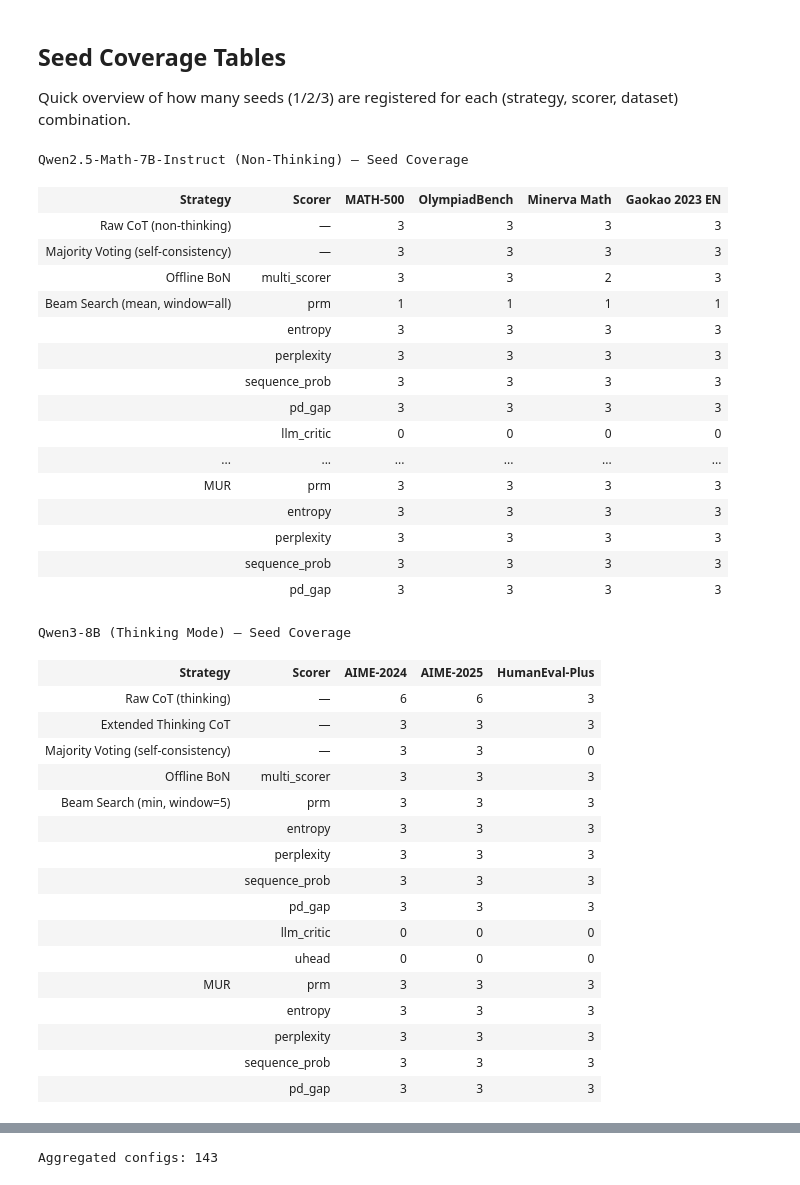
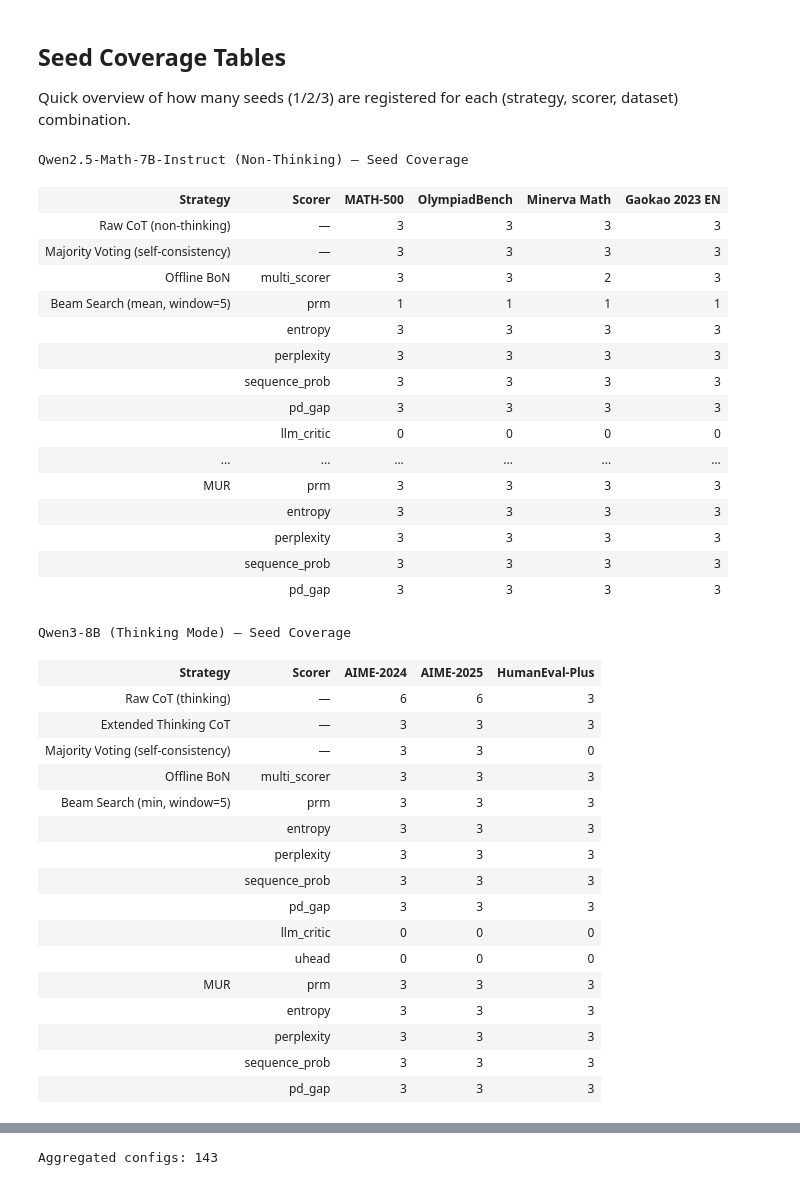
Before and after one commit to IINemo/llm-tts-service, a Jupyter notebook: notebooks/wandb_results_analysis.ipynb, the cells around one changed output, grey strips where cells are left out. Drawn from its saved outputs; the diff is of its cells as text; code cells hidden in the pictures.

```diff
--- a/notebooks/wandb_results_analysis.ipynb
+++ b/notebooks/wandb_results_analysis.ipynb
@@ -2205,20 +2203,18 @@ html = build_coverage_table(
     coverage_map=QWEN25_COVERAGE,
     datasets=DATASETS_QWEN25,
     strategy_order=["baseline", "self_consistency", "offline_bon",
-                    "bs_all_mean", "bs_5_mean", "bs_5_min", "mur"],
+                    "bs_5_mean", "bs_5_min", "mur"],
     strategy_labels={
         "baseline": "Raw CoT<br>(non-thinking)",
         "self_consistency": "Majority Voting<br>(self-consistency)",
         "offline_bon": "Offline BoN",
-        "bs_all_mean": "Beam Search<br>(mean, window=all)",
         "bs_5_mean": "Beam Search<br>(mean, window=5)",
         "bs_5_min": "Beam Search<br>(min, window=5)",
         "mur": "MUR",
     },
-    multi_scorer_strategies={"mur", "offline_bon", "bs_all_mean", "bs_5_mean", "bs_5_min"},
+    multi_scorer_strategies={"mur", "offline_bon", "bs_5_mean", "bs_5_min"},
     scorer_overrides={
         "offline_bon": ["multi_scorer"],
-        "bs_all_mean": BS_SCORER_LIST,
         "bs_5_mean": BS_SCORER_LIST,
         "bs_5_min": BS_SCORER_LIST,
     },
@@ -2269,34 +2265,34 @@ DATASETS_QWEN3 = ["AIME-2024", "AIME-2025", "HumanEval-Plus"]
 
 html_qwen3 = build_coverage_table(
     title="Qwen3-8B (Thinking Mode) \u2014 Seed Coverage",
     coverage_map=QWEN3_COVERAGE,
     datasets=DATASETS_QWEN3,
     # bs_all_mean, bs_all_min, bs_5_mean temporarily excluded
     strategy_order=["baseline", "extended_thinking", "self_consistency", "offline_bon",
                     "bs_5_min", "mur"],
     strategy_labels={
         "baseline": "Raw CoT<br>(thinking)",
         "extended_thinking": "Extended Thinking CoT",
         "self_consistency": "Majority Voting<br>(self-consistency)",
         "offline_bon": "Offline BoN",
         "bs_5_min": "Beam Search<br>(min, window=5)",
         "mur": "MUR",
     },
     multi_scorer_strategies={"mur", "offline_bon", "bs_5_min"},
     scorer_overrides={
         "offline_bon": ["multi_scorer"],
         "bs_5_min": BS_SCORER_LIST,
     },
 )
 
 display(HTML(html_qwen3))
 # %% [output]
 Qwen2.5-Math-7B-Instruct (Non-Thinking) — Seed Coverage
 | Strategy | Scorer | MATH-500 | OlympiadBench | Minerva Math | Gaokao 2023 EN |
 | Raw CoT (non-thinking) | — | 3 | 3 | 3 | 3 |
 | Majority Voting (self-consistency) | — | 3 | 3 | 3 | 3 |
 | Offline BoN | multi_scorer | 3 | 3 | 2 | 3 |
-| Beam Search (mean, window=all) | prm | 1 | 1 | 1 | 1 |
+| Beam Search (mean, window=5) | prm | 1 | 1 | 1 | 1 |
 |  | entropy | 3 | 3 | 3 | 3 |
 |  | perplexity | 3 | 3 | 3 | 3 |
 |  | sequence_prob | 3 | 3 | 3 | 3 |
```
Also changed, not shown: parts of 16 cells of this notebook.
